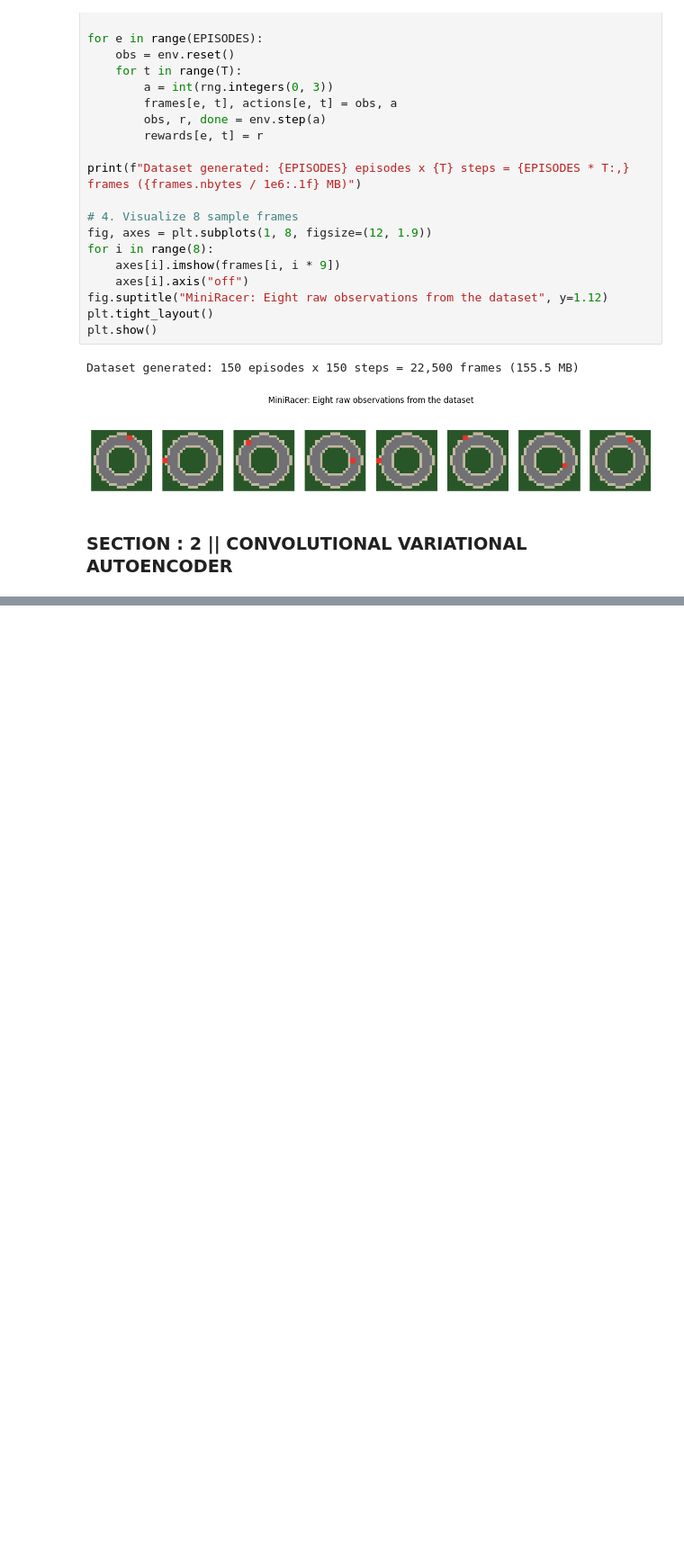
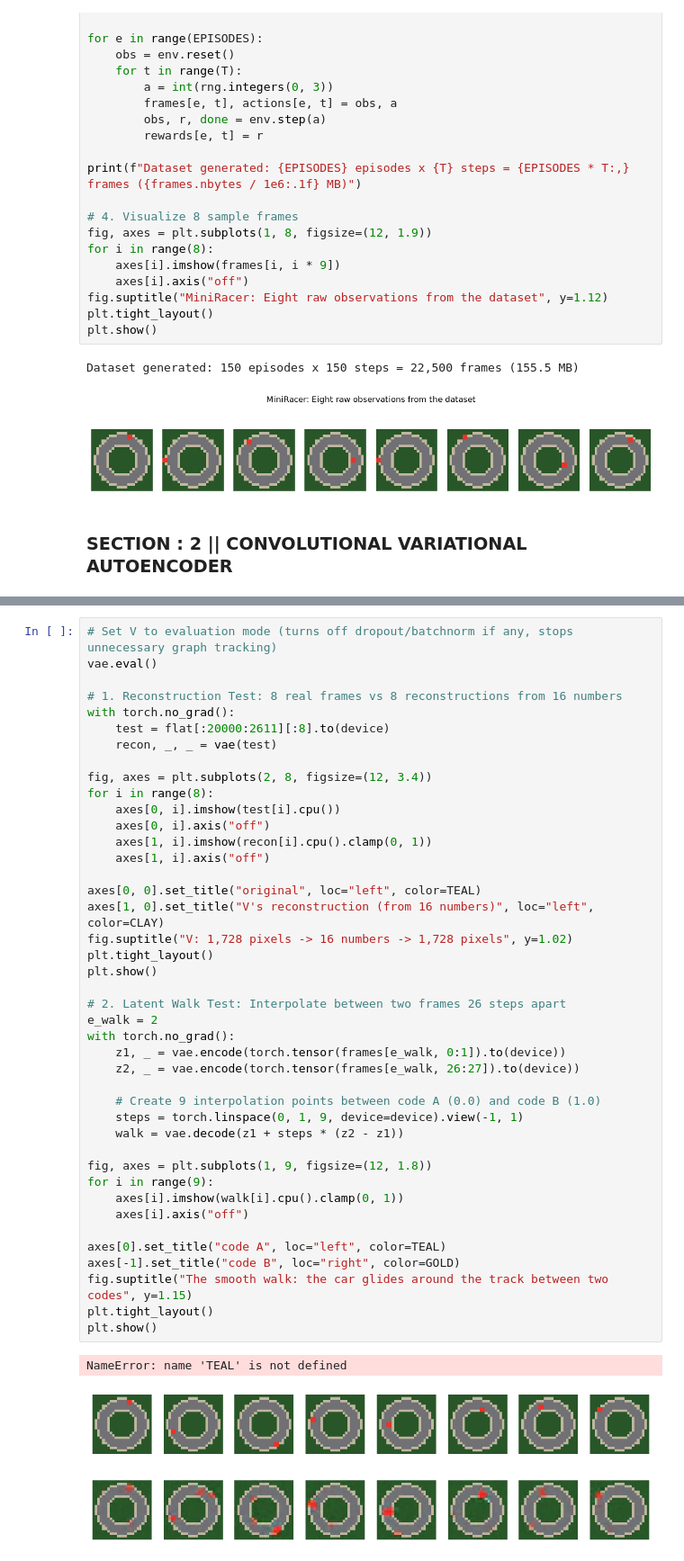
Before and after one commit to Nirbhay0007/World_Model, a Jupyter notebook: MY_world_model.ipynb, the cells around one changed output, grey strips where cells are left out. Shown at 90% size. Saved outputs shown, nothing was run; the diff lists cells and outputs as text; blank space fills up the shorter version.

```diff
--- a/MY_world_model.ipynb
+++ b/MY_world_model.ipynb
@@ -124,0 +211,45 @@ enc = nn.Sequential(
+# %%
+# Set V to evaluation mode (turns off dropout/batchnorm if any, stops unnecessary graph tracking)
+vae.eval()
+
+# 1. Reconstruction Test: 8 real frames vs 8 reconstructions from 16 numbers
+with torch.no_grad():
+    test = flat[:20000:2611][:8].to(device)
+    recon, _, _ = vae(test)
+
+fig, axes = plt.subplots(2, 8, figsize=(12, 3.4))
+for i in range(8):
+    axes[0, i].imshow(test[i].cpu())
+    axes[0, i].axis("off")
+    axes[1, i].imshow(recon[i].cpu().clamp(0, 1))
+    axes[1, i].axis("off")
+
+axes[0, 0].set_title("original", loc="left", color=TEAL)
+axes[1, 0].set_title("V's reconstruction (from 16 numbers)", loc="left", color=CLAY)
+fig.suptitle("V: 1,728 pixels -> 16 numbers -> 1,728 pixels", y=1.02)
+plt.tight_layout()
+plt.show()
+
+# 2. Latent Walk Test: Interpolate between two frames 26 steps apart
+e_walk = 2
+with torch.no_grad():
+    z1, _ = vae.encode(torch.tensor(frames[e_walk, 0:1]).to(device))
+    z2, _ = vae.encode(torch.tensor(frames[e_walk, 26:27]).to(device))
+
+    # Create 9 interpolation points between code A (0.0) and code B (1.0)
+    steps = torch.linspace(0, 1, 9, device=device).view(-1, 1)
+    walk = vae.decode(z1 + steps * (z2 - z1))
+
+fig, axes = plt.subplots(1, 9, figsize=(12, 1.8))
+for i in range(9):
+    axes[i].imshow(walk[i].cpu().clamp(0, 1))
+    axes[i].axis("off")
+
+axes[0].set_title("code A", loc="left", color=TEAL)
+axes[-1].set_title("code B", loc="right", color=GOLD)
+fig.suptitle("The smooth walk: the car glides around the track between two codes", y=1.15)
+plt.tight_layout()
+plt.show()
+# %% [output]
+NameError: name 'TEAL' is not defined
+[figure, added]
```
Also changed, not shown: parts of 3 cells of this notebook, 3 other files.
